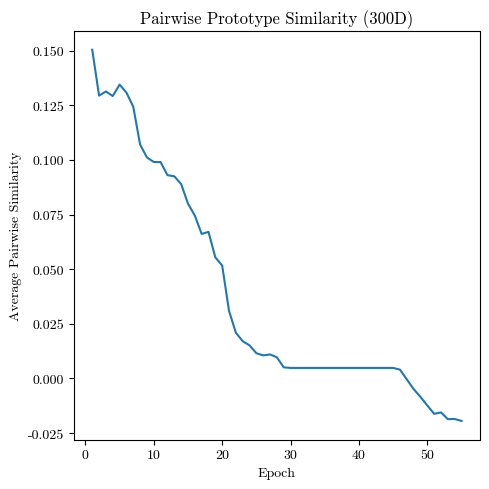
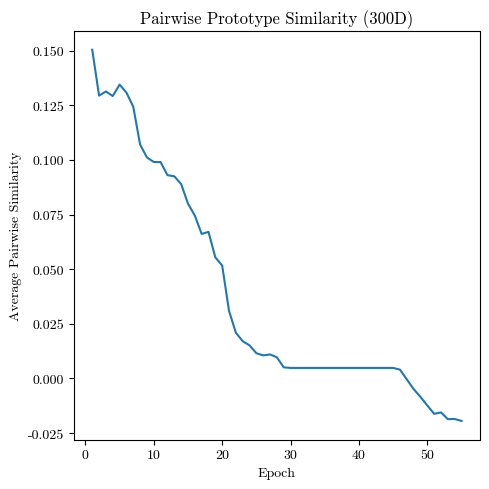
The notebook cell's code change between the first figure and the second:
--- before
+++ after
@@ -1,5 +1,6 @@
 def prototype_evolution(dim):
 
-    epoch_sims = []
+    epoch_sims = [[] for _ in range(len(model.prototype_layers))]
+    
     for epoch, m in MODELS[dim].items():
         if isinstance(m, nn.DataParallel):
@@ -10,7 +11,5 @@
         epoch_num = int(epoch[5:])
 
-        prototype_sim = 0
-
-        for prototype_layer in model.prototype_layers:
+        for layer_idx, prototype_layer in enumerate(model.prototype_layers):
             prototype_vectors = prototype_layer.prototype_vectors
             sim = _pairwise_cos_sim(prototype_vectors, prototype_vectors, eps = 1e-8)
@@ -22,16 +21,18 @@
             off_diag_mask = ~torch.eye(n, dtype = torch.bool, device = sim.device)
             off_diag = sim[off_diag_mask]
-            prototype_sim += off_diag.mean()
+            epoch_sims[layer_idx].append(off_diag.mean())
 
-        prototype_sim /= len(model.prototype_layers)
-        epoch_sims.append(prototype_sim.item())
+    return epoch_sims
 
-    return [*range(1, len(epoch_sims) + 1)], epoch_sims
-
-fig, ax = plt.subplots(1, 1, figsize = (5, 5), tight_layout = True)
+fig, axs = plt.subplots(1, len(REPR_DIMS), figsize = (5, 5), tight_layout = True)
 
 for i, dim in enumerate(REPR_DIMS):
-    ax.plot(*prototype_evolution(dim))
-    ax.set_title(f'Pairwise Prototype Similarity ({dim}D)')
-    ax.set_xlabel('Epoch')
-    ax.set_ylabel('Average Pairwise Similarity')
+    sims = prototype_evolution(dim)
+    colors = plt.cm.jet(np.linspace(0, 1, len(sims)))
+    for layer_idx, layer_sims in enumerate(sims): 
+        axs[i].plot(layer_sims, color = colors[layer_idx], label = f'Prototype Layer {layer_idx + 1}')
+    
+    axs[i].set_title(f'Pairwise Prototype Similarity ({dim}D)')
+    axs[i].set_xlabel('Epoch')
+    axs[i].set_ylabel('Average Pairwise Similarity')
+    axs[i].legend(loc = 'upper right')

Commit: modified prototype similarity plots